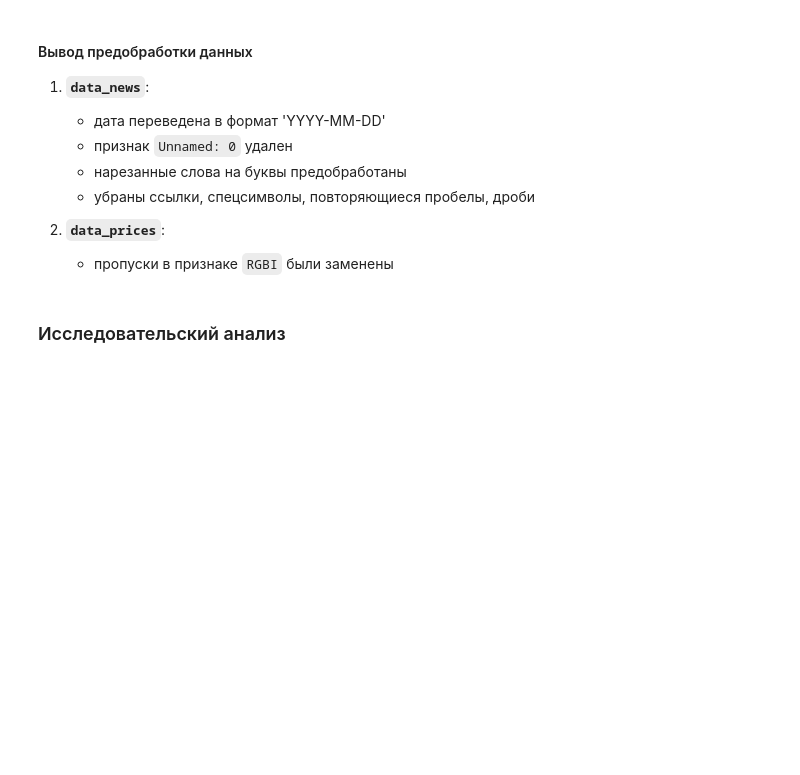
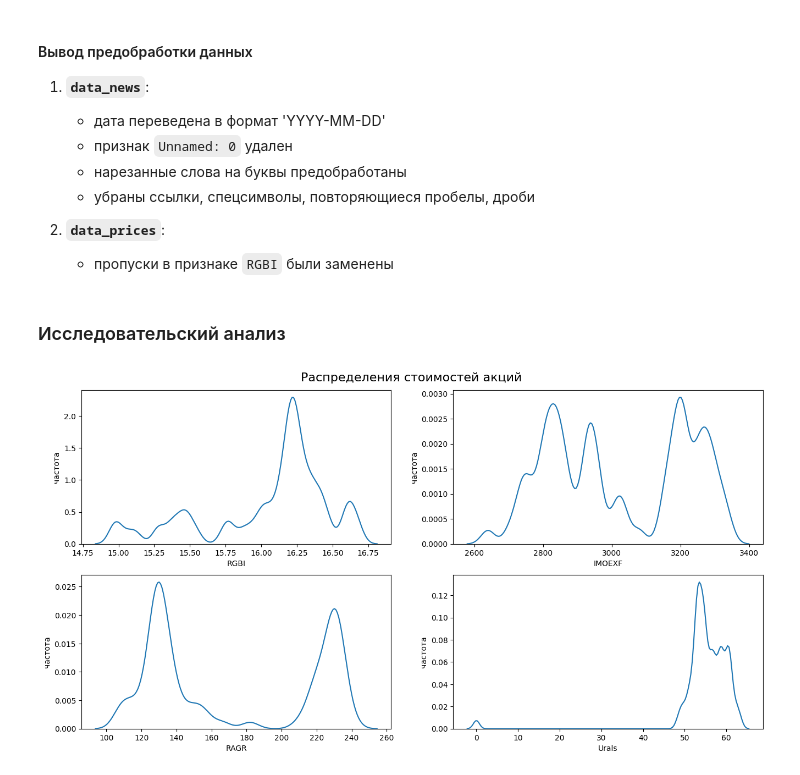
Before and after one commit to serguntsov/NLP_MARKET_PREDICTIONS, a Jupyter notebook: news_that_move_markets.ipynb, the cells around one changed output. Drawn from its saved outputs; the diff is of its cells as text; code cells hidden in the pictures; blank space fills up the shorter version.

```diff
--- a/news_that_move_markets.ipynb
+++ b/news_that_move_markets.ipynb
@@ -202,8 +202,9 @@ data_prices.head(15)
 В датасете **`data_prices`** содержится 3 пропуска в колонке `RGBI`. Предыдущие записи `IMOEXF`,`RAGR` и `Urals` не отличаются от наблюдения с пропуском.
 Заменим пропущенные значения на значение прошлого дня.
 # %%
-for ind in data_prices[data_prices['RGBI'].isna()].index:
-    if ~ np.isnan(data_prices.loc[ind-1, 'RGBI']):
-        data_prices.loc[ind, 'RGBI'] = data_prices.loc[ind-1, 'RGBI']
+def get_clear_dataset(df, clm):
+    for ind in df[df[clm].isna()].index:
+        if ~ np.isnan(df.loc[ind-1, clm]):
+            df.loc[ind, clm] = df.loc[ind-1, clm]
 
-print('Количество пропусков после предобработки:', data_prices[data_prices['RGBI'].isna()].shape[0])
+    print('Количество пропусков после предобработки:', df[df[clm].isna()].shape[0])
@@ -224,3 +227,23 @@ print('Количество пропусков после предобработ
     - пропуски в признаке `RGBI` были заменены
 # %% [markdown]
 ### Исследовательский анализ
+# %%
+# Функция для отображения гистограммы всех признаков
+def plt_hist(df):
+    plt.figure(figsize=(16, 8))
+    cols = df.columns[1:]
+
+    for i, clm_n in enumerate(cols):
+        plt.subplot(2, 2, i+1)
+        if df[clm_n].nunique() >= 20 and pd.api.types.is_numeric_dtype(df[clm_n]):
+            axes = sns.kdeplot(data=df, x=clm_n, bw_method=0.1)
+        else:
+            continue
+        axes.set_ylabel('частота')
+# %%
+plt_hist(data_prices)
+plt.suptitle('Распределения стоимостей акций', y=0.92, fontsize=16)
+
+plt.show()
+# %% [output]
+[figure, added]
```
Also changed, not shown: parts of 13 cells of this notebook.
